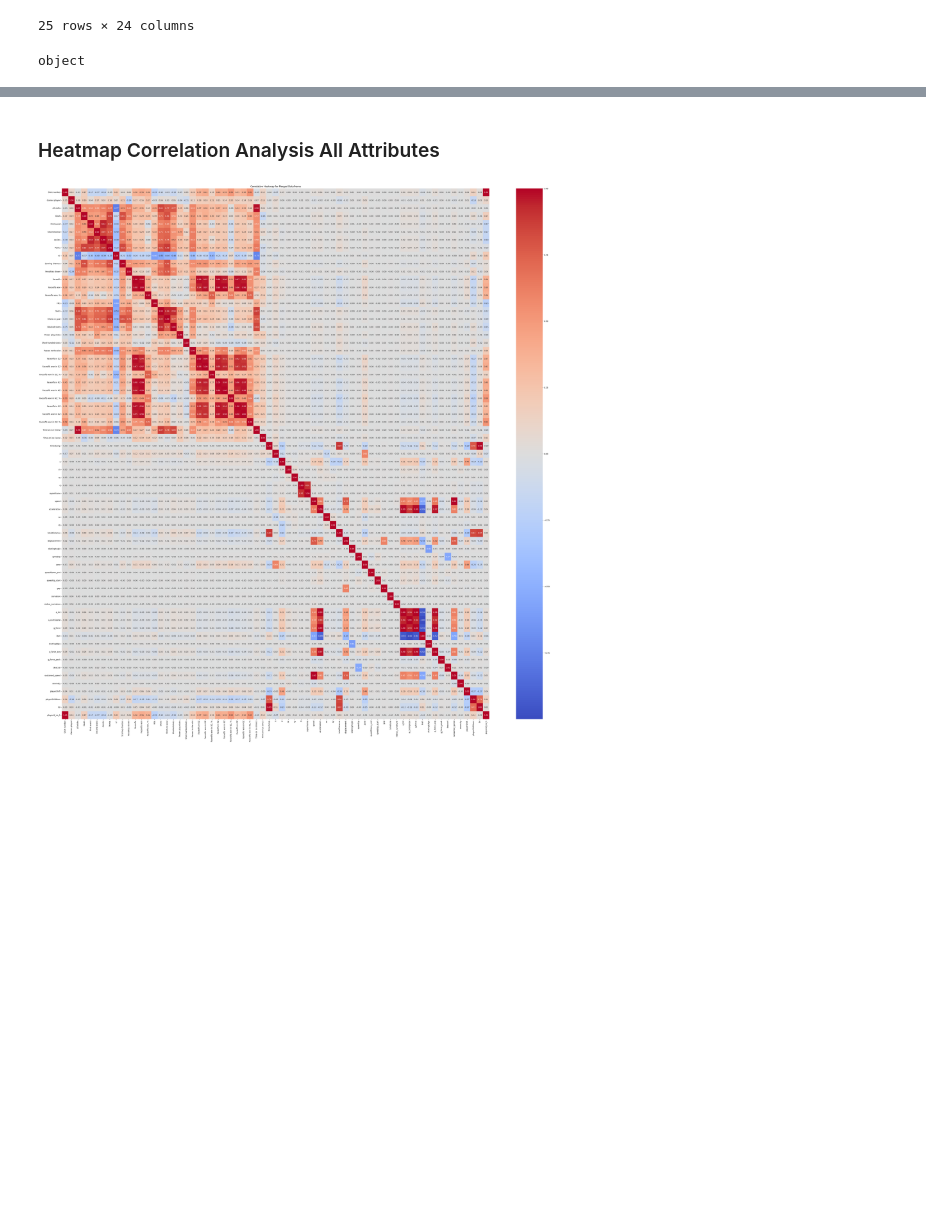
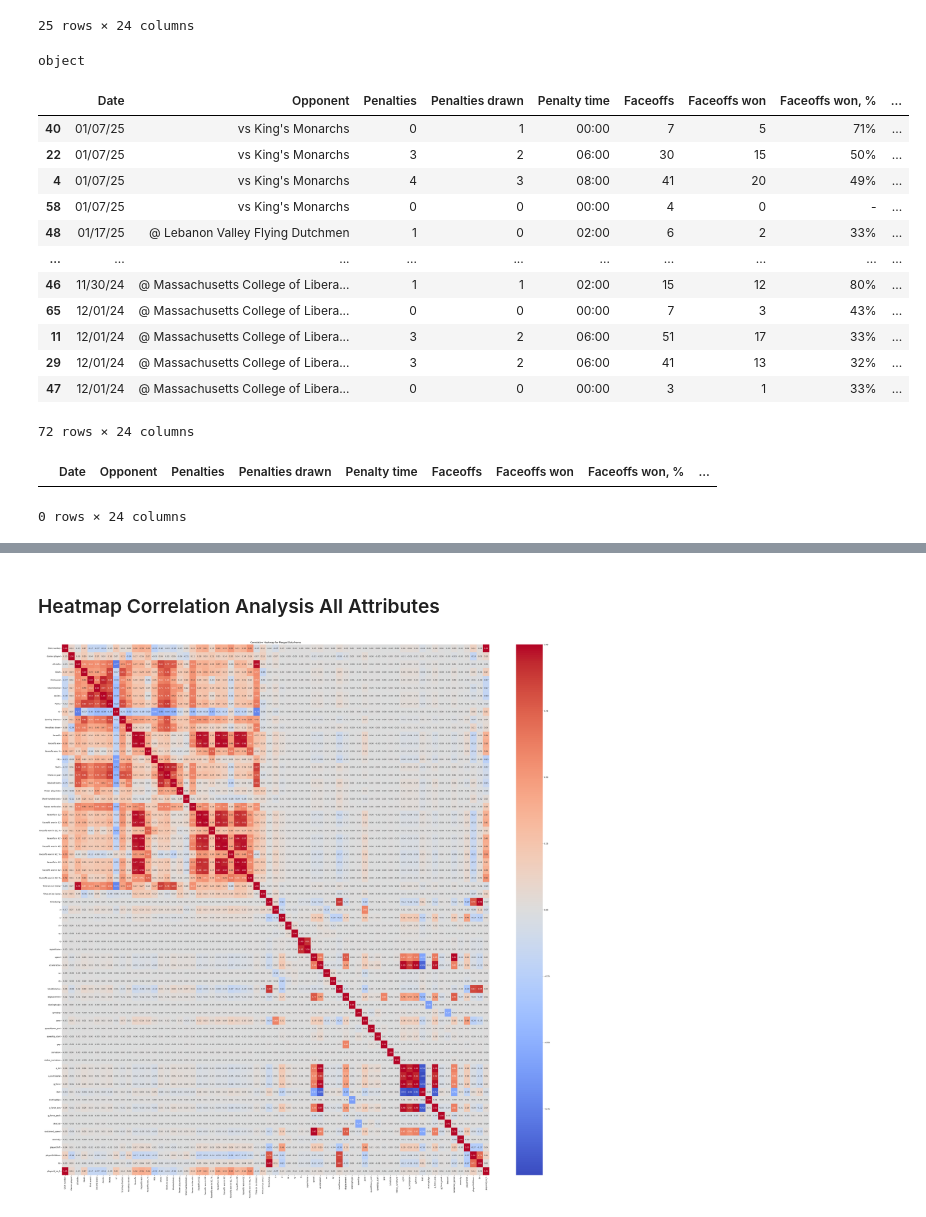
Before and after one commit to sarahsetiawan/Hood-Hockey, a Jupyter notebook: DataAnalysis/Analysis_Predictive.ipynb, the cells around one changed output, grey strips where cells are left out. Drawn from its saved outputs; the diff is of its cells as text; code cells hidden in the pictures; blank space fills up the shorter version.

```diff
--- a/DataAnalysis/Analysis_Predictive.ipynb
+++ b/DataAnalysis/Analysis_Predictive.ipynb
@@ -554,6 +558,33 @@ display(instat_games.head(25))
 print(instat_games['Date'].dtype)
 # %% [output]
 object
+# %%
+# Sort instat_games by the 'Date' column
+instat_games_sorted = instat_games.sort_values(by='Date')
+
+# Display the sorted DataFrame
+display(instat_games_sorted)
+# %% [output]
+|  | Date | Opponent | Penalties | Penalties drawn | Penalty time | Faceoffs | Faceoffs won | Faceoffs won, % | ... |
+| 40 | 01/07/25 | vs King's Monarchs | 0 | 1 | 00:00 | 7 | 5 | 71% | ... |
+| 22 | 01/07/25 | vs King's Monarchs | 3 | 2 | 06:00 | 30 | 15 | 50% | ... |
+| 4 | 01/07/25 | vs King's Monarchs | 4 | 3 | 08:00 | 41 | 20 | 49% | ... |
+| 58 | 01/07/25 | vs King's Monarchs | 0 | 0 | 00:00 | 4 | 0 | - | ... |
+| 48 | 01/17/25 | @ Lebanon Valley Flying Dutchmen | 1 | 0 | 02:00 | 6 | 2 | 33% | ... |
+| ... | ... | ... | ... | ... | ... | ... | ... | ... | ... |
+| 46 | 11/30/24 | @ Massachusetts College of Libera... | 1 | 1 | 02:00 | 15 | 12 | 80% | ... |
+| 65 | 12/01/24 | @ Massachusetts College of Libera... | 0 | 0 | 00:00 | 7 | 3 | 43% | ... |
+| 11 | 12/01/24 | @ Massachusetts College of Libera... | 3 | 2 | 06:00 | 51 | 17 | 33% | ... |
+| 29 | 12/01/24 | @ Massachusetts College of Libera... | 3 | 2 | 06:00 | 41 | 13 | 32% | ... |
+| 47 | 12/01/24 | @ Massachusetts College of Libera... | 0 | 0 | 00:00 | 3 | 1 | 33% | ... |
+72 rows × 24 columns
+# %%
+# Filter and display rows with the specified date
+filtered_games = instat_games[instat_games['Date'] == '2024-12-4']
+display(filtered_games)
+# %% [output]
+|  | Date | Opponent | Penalties | Penalties drawn | Penalty time | Faceoffs | Faceoffs won | Faceoffs won, % | ... |
+0 rows × 24 columns
 # %%
 # Convert the 'Date' column to datetime
 instat_games['Date'] = pd.to_datetime(instat_games['Date'], format='%m/%d/%y', errors='coerce')
```
Also changed, not shown: parts of 12 cells of this notebook.
